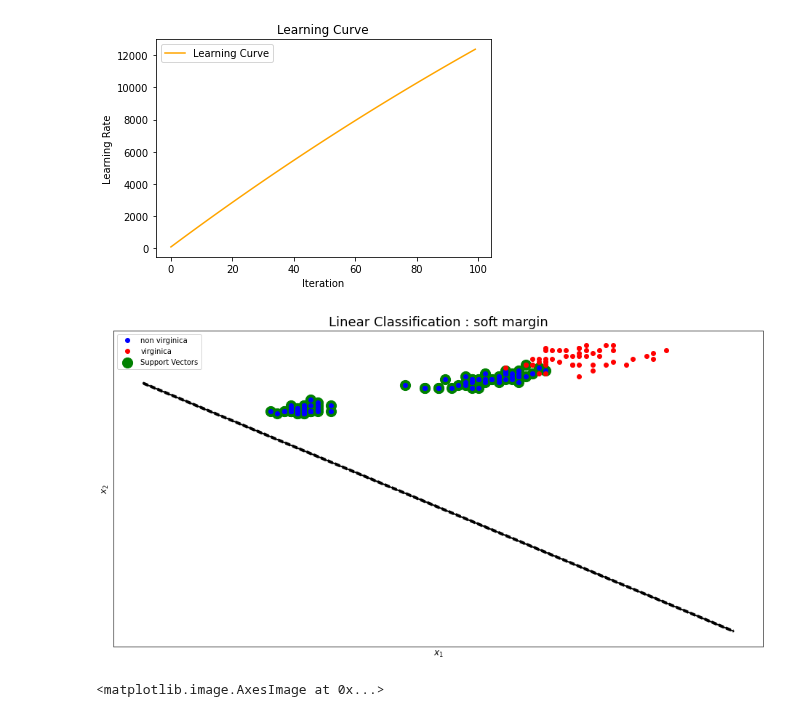
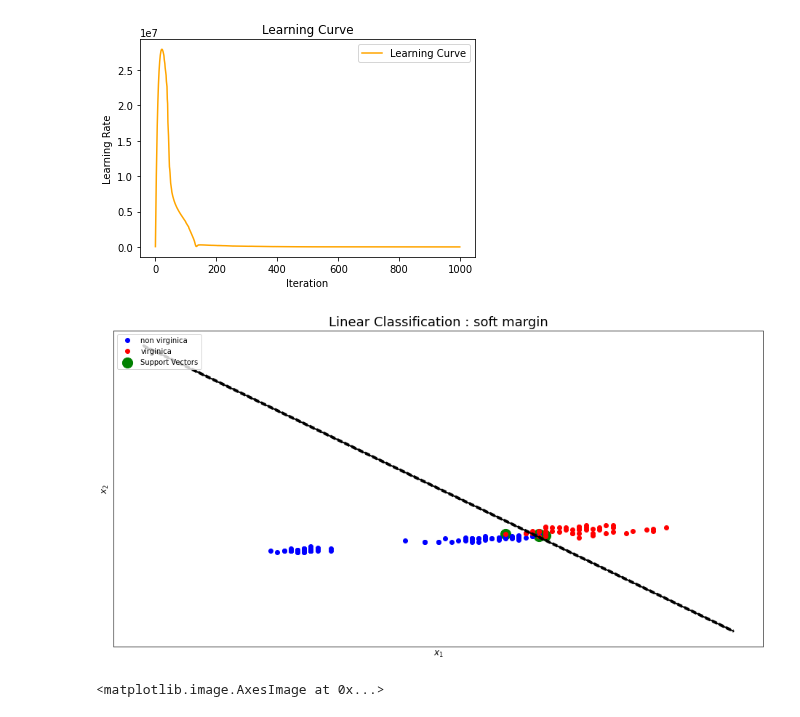
Before and after one commit to jreyesco16/ml-assignment, a Jupyter notebook: assignment-4/kim_changsu_steiner_devan_reyes-cortes_jesse_assignment4.ipynb, the cells around one changed output. Saved outputs shown, nothing was run; the diff lists cells and outputs as text; code cells hidden in the pictures.

```diff
--- a/assignment-4/kim_changsu_steiner_devan_reyes-cortes_jesse_assignment4.ipynb
+++ b/assignment-4/kim_changsu_steiner_devan_reyes-cortes_jesse_assignment4.ipynb
@@ -112,7 +79,7 @@ def decision_boundary_support_vectors(svm_clf, X):
 # A.1 implement Linear_SVC model class for performing binary classification
 
 class Linear_SVC:
-    def __init__(self, C=1, max_iter=100, tol=None, learning_rate="constant",learning_rate_init=0.001, t_0=1, t_1=1000, early_stopping=False, validation_fraction=0.1, **kwargs):
+    def __init__(self, C=1, max_iter=100, tol=None, learning_rate="constant",learning_rate_init=0.001, t_0=3, t_1=1, early_stopping=False, validation_fraction=0.1, **kwargs):
         self.C = C
         self.max_iter = max_iter
         self.tol = tol
@@ -134,40 +101,32 @@ class Linear_SVC:
         t = self.Y * 2 - 1
 
         # calculate the weight vector w with length of one sample with random small number
-        self.w = np.array([])
-        for i in range(0, len(self.X[0])):
-            self.w = np.append(self.w, [random()])
+        self.w = np.array([[random()], [random()]])
 
         # intercept bias b originally set to 0
         self.b = 0
-
-        prim_form = 1000000000000000
 
         # iterate 0 - max_iter unless stopped early
         for i in range(0, self.max_iter):
 
             # determine which are the support vectors & their labels
-            svs = (t * (self.X.dot(self.w) + self.b) < 1).ravel()
+            svs = (t.reshape(-1,1) * (self.X.dot(self.w) + self.b) < 1).ravel()
             x_sv = self.X[svs]
             t_sv = t[svs]
 
-#             # compute primary form
-            prim_form = (1/2) * self.w.dot(self.w)
-#             if prim_form > (1/2) * np.matmul(self.w, self.w.reshape(-1,1)):
-#                 prim_form = (1/2) * np.matmul(self.w, self.w.reshape(-1,1))
+            # compute primary form
+            prim_form = (1/2) * np.matmul(self.w.reshape(1,2),self.w)
 
-
-
-            j = abs(prim_form + self.C * (np.sum(1-x_sv.dot(self.w.reshape(-1,1))) - self.b * np.sum(t_sv)))
+            j = abs(prim_form + self.C * (np.sum((1-x_sv.dot(self.w)) - self.b) * np.sum(t_sv)))
 
             self.cost = np.append(self.cost, [j])
 
             # early stopping
-            if (j < self.validation_fraction):
+            if (self.early_stopping ==True and j < self.tol):
                 break
 
-            #compute gradients
-            grad_w = self.w - self.C * np.sum(x_sv)
+            grad_w = self.w - self.C * np.array([[np.sum(x_sv[:,0])], [np.sum(x_sv[:,1])]])
+
             grad_b = -self.C * np.sum(t_sv)
 
             # determine the correct learning rate
@@ -192,7 +151,7 @@ class Linear_SVC:
 
         for i in range(0, len(X)):
 
-            if self.w.dot(X[i]) + self.b >= 0:
+            if self.w.reshape(1,2).dot(X[i].reshape(2,1)) + self.b >= 0:
                 y_hat = np.append(y_hat, [1])
             else:
                 y_hat = np.append(y_hat, [0])
@@ -205,8 +164,6 @@ class Linear_SVC:
         plt.title('Learning Curve')
         plt.plot(np.arange(len(self.cost)),self.cost, label="Learning Curve", color='orange')
         plt.legend(loc = 'lower right')
-#         plt.xlim([0, 1])
-#         plt.ylim([0, 1])
         plt.ylabel('Learning Rate')
         plt.xlabel('Iteration')
         plt.legend()
@@ -301,16 +259,16 @@ print(pd.DataFrame(dict_svm))
 # %%
 # A.6 plot the learning curve NOT COMPLETED
 x_train,x_test, y_train, y_test = partition(X, Y, .20)
 
-model = Linear_SVC()
+model = Linear_SVC(learning_rate_init=.1, max_iter=900, C=2.2)
 
 model.fit(x_train, y_train)
 
 model.plot_curve()
 
 y_hat = model.predict(x_test)
 # %% [output]
-[figure, old version]
+[figure, new version]
 # %%
 # A.7 plot the decision boundary and show support vectors using “decision_boundary_support_vectors”
 # https://github.com/rhasanbd/Support-Vector-Machine-Classifier-Beginners-Survival-Kit/blob/master/Support%20Vector%20Machine-1-Linearly%20Separable%20Data.ipynb
@@ -321,7 +279,7 @@ def decision_boundary_support_vectors(X, Y):
 
     x_train,x_test, y_train, y_test = partition(X, Y, .20)
 
-    model = Linear_SVC()
+    model = Linear_SVC(learning_rate_init=0.1, max_iter=1000, C=2.2)
 
     self = model.fit(x_train, y_train)
 
@@ -365,7 +323,7 @@ plt.xticks(())
 plt.yticks(())
 plt.show()
 # %% [output]
-[figure, old version]
+[figure, new version]
 # %%
 # A.8 implement early stopping in the "fit" method of the Linear_SVC model, generate early stopping code
 
```
Also changed, not shown: parts of 4 cells of this notebook, 2 other files.
